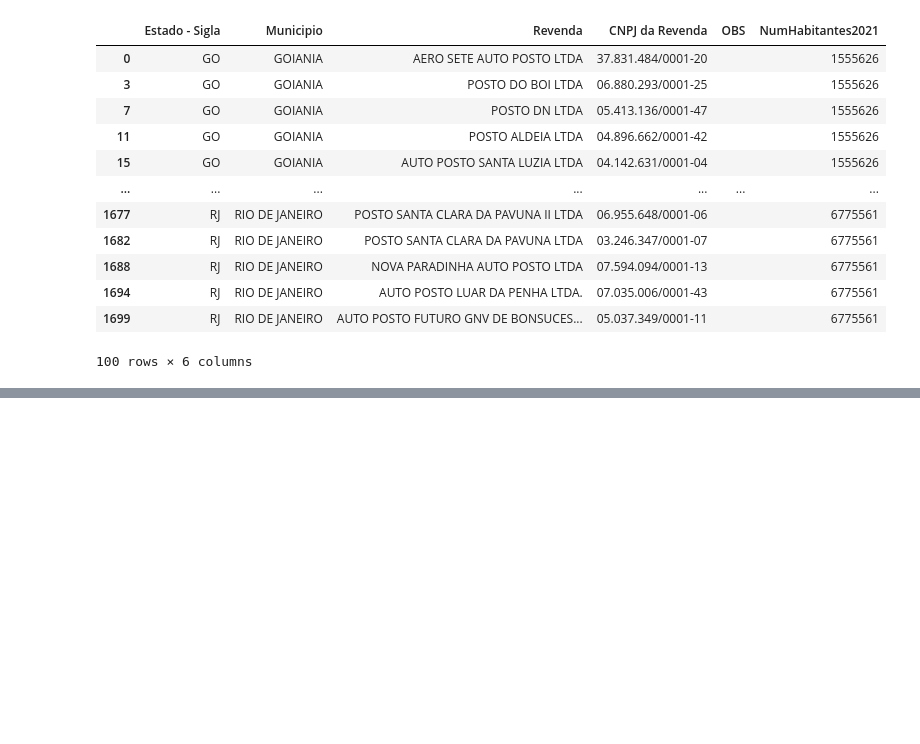
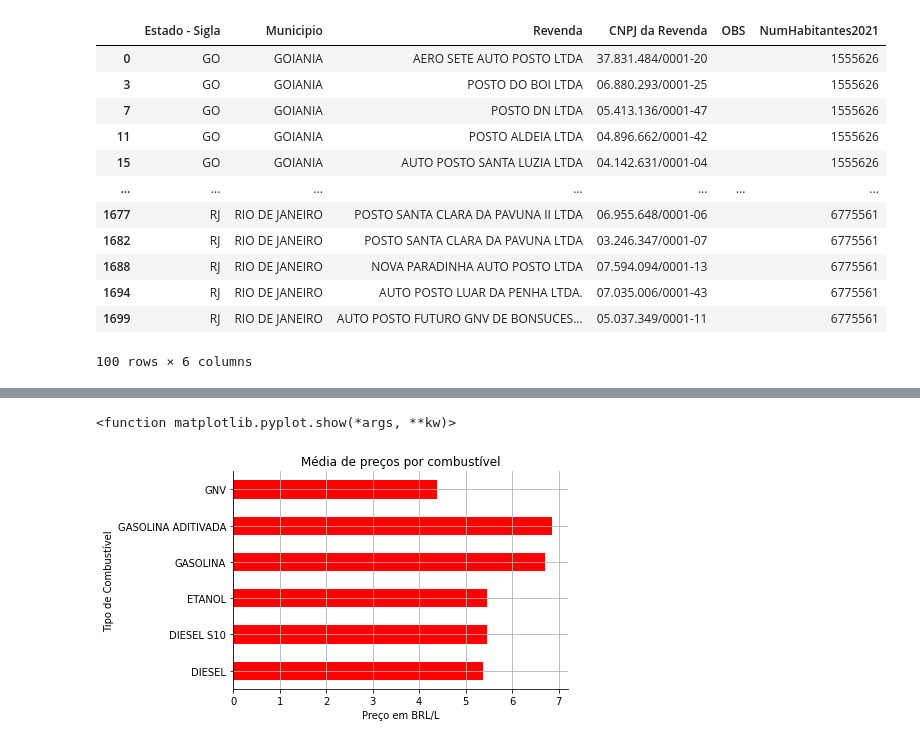
Before and after one commit to vellsant/extensao_analisededados, a Jupyter notebook: ExetensãoAnáliseDeDados_Exemplo2.ipynb, the cells around one changed output, grey strips where cells are left out. Saved outputs shown, nothing was run; the diff lists cells and outputs as text; code cells hidden in the pictures; blank space fills up the shorter version.

```diff
--- a/ExetensãoAnáliseDeDados_Exemplo2.ipynb
+++ b/ExetensãoAnáliseDeDados_Exemplo2.ipynb
@@ -307,0 +356,4 @@ None
+# %%
+#Segundo gráfico
+media_combustiveis_df = combustiveis_df['Valor de Venda'].groupby(by=combustiveis_df['Produto']).mean()
+display(media_combustiveis_df)
@@ -307,0 +369,19 @@ None
+# %%
+#definir área do gráfico
+#plt.figure(figsize=(10,5))
+
+#Plotar gráfico
+media_combustiveis_df.plot(kind="barh", color = "red", title="Média de preços por combustível")
+plt.xlabel("Preço em BRL/L")
+plt.ylabel("Tipo de Combustível")
+
+#Cria grid
+plt.grid()
+
+#Remover as linhas do gráfico
+sns.despine()
+
+plt.show
+# %% [output]
+<function matplotlib.pyplot.show(*args, **kw)>
+[figure, added]
```
Also changed, not shown: parts of 9 cells of this notebook.
